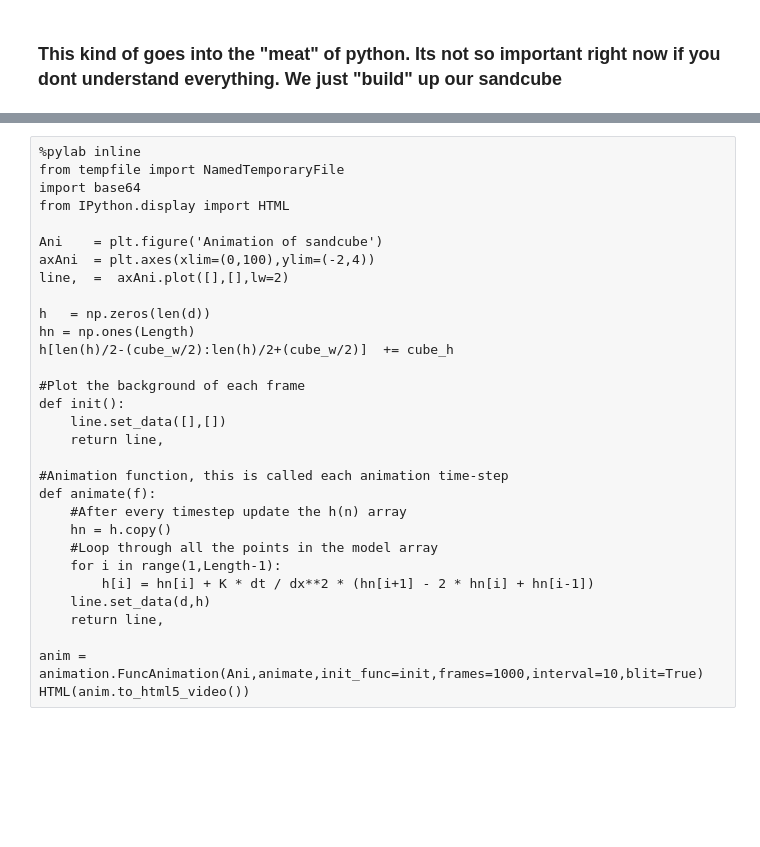
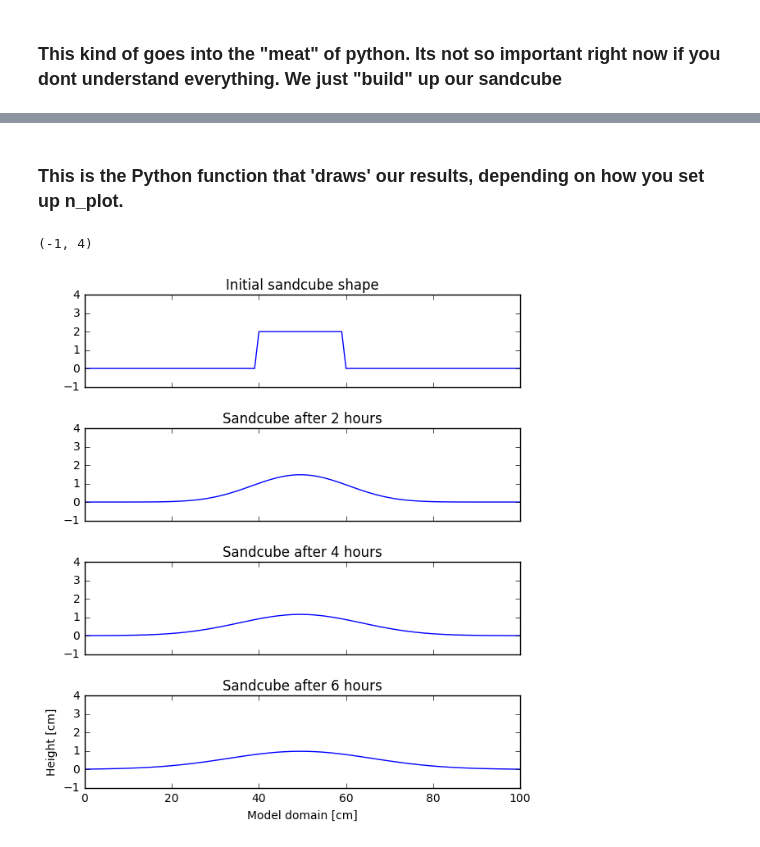
Before and after one commit to ManuSchmi88/SurfaceProcesses, a Jupyter notebook: HillslopeDiffusion/HillslopeDiffusion.ipynb, the cells around one changed output, grey strips where cells are left out. Cells and saved outputs as stored; diff of their text form; code cells hidden in the pictures; blank space fills up the shorter version.

Commit message:
v.0.8, some format things, plot loops

```diff
--- a/HillslopeDiffusion/HillslopeDiffusion.ipynb
+++ b/HillslopeDiffusion/HillslopeDiffusion.ipynb
@@ -169,20 +165,19 @@ Imagine this to be a cross-section through our sandcube that we build.
+# %%
+n_plot = 3
 # %%
+#Here we do the actual calculations.
 #Set up a second elevation array for saving the "current n-state" of the system
 hn = np.ones(Length)
-#Loop through every timestep
-for j in range(n):
+#Create a 'dummy-array' which contains different results for plotting
+hp = []
+hp.append(hi)
+#Loop through the experiments
+for p in range(n_plot):
+    for j in range(n):
     #After every timestep update the h(n) array
-    hn = h.copy()
-    #Loop through all the points in the model array. This the
-    for i in range(1,Length-1):
-        h[i] = hn[i] + K * dt / dx**2 * (hn[i+1] - 2 * hn[i] + hn[i-1])
-    h += uplift #we neglect uplift right now. the beach is not moving
-#Plotting again
-fig2 = plt.figure('resulting topography')
-pl2  = plt.plot(d,h,'r')
-yax2 = plt.ylim([-2,4])
-tit2 = plt.title('Sand-box shape after {}h'.format(T))
-xtxt = plt.xlabel("Distance (m)")
-ytxt = plt.ylabel("Height (m)")
-print('Congratulation! We just calculated and plotted how our sandcube will look after {} hours. '.format(T)+
-'Now you can play with model-duration or diffusion coefficent and see how the system reacts.')
+        hn = h.copy()
+        #Loop through all the points in the model array. This the equation we derived out of hour hillslope equation.
+        for i in range(1,Length-1):
+            h[i] = hn[i] + k * dt / dx**2 * (hn[i+1] - 2 * hn[i] + hn[i-1])
+        h += uplift #we neglect uplift right now. the beach is not moving
+    hp.append(hn)
@@ -194,31 +184,18 @@ Congratulation! We just calculated and plotted how our sandcube will look after
-# %% [raw]
-%pylab inline
-from tempfile import NamedTemporaryFile
-import base64
-from IPython.display import HTML
-
-Ani    = plt.figure('Animation of sandcube')
-axAni  = plt.axes(xlim=(0,100),ylim=(-2,4))
-line,  =  axAni.plot([],[],lw=2)
-
-h   = np.zeros(len(d))
-hn = np.ones(Length)
-h[len(h)/2-(cube_w/2):len(h)/2+(cube_w/2)]  += cube_h
-
-#Plot the background of each frame
-def init():
-    line.set_data([],[])
-    return line,
-
-#Animation function, this is called each animation time-step
-def animate(f):
-    #After every timestep update the h(n) array
-    hn = h.copy()
-    #Loop through all the points in the model array
-    for i in range(1,Length-1):
-        h[i] = hn[i] + K * dt / dx**2 * (hn[i+1] - 2 * hn[i] + hn[i-1])
-    line.set_data(d,h)
-    return line,
-
-anim = animation.FuncAnimation(Ani,animate,init_func=init,frames=1000,interval=10,blit=True)
-HTML(anim.to_html5_video())
+# %% [markdown]
+### This is the Python function that 'draws' our results, depending on how you set up n_plot.
+# %%
+f, axarr = plt.subplots(int(n_plot +1), sharex=True, sharey = True)
+f.tight_layout()
+f.set_figheight(7)
+f.set_figwidth(6)
+for pl in range(n_plot +1):
+    axarr[pl].plot(d,hp[pl])
+    axarr[pl].set_title('Sandcube after {} hours'.format(pl*T))
+    if int(pl*T) == 0:
+        axarr[pl].set_title('Initial sandcube shape')
+plt.ylabel('Height [cm]')
+plt.xlabel('Model domain [cm]')
+plt.ylim(-1,4)
+# %% [output]
+(-1, 4)
+[figure, added]
```
Also changed, not shown: parts of 19 cells of this notebook, 1 other file.
